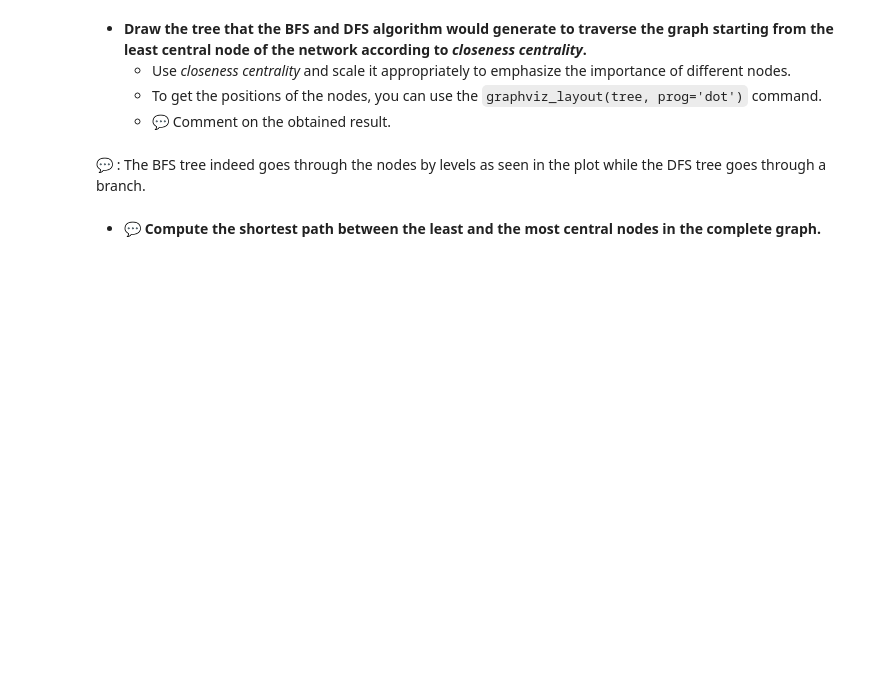
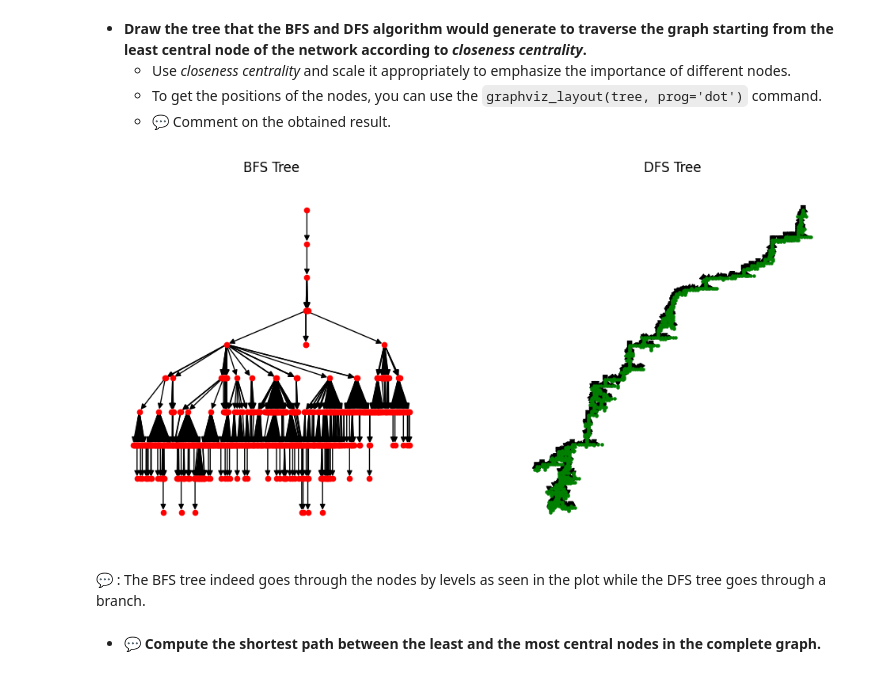
Before and after one commit to mustaphouni04/AGX_Exercises, a Jupyter notebook: Seminar1_AGX/[AGX]_Seminar_1_2023_2024_Eric_Musta.ipynb, the cells around one changed output. Drawn from its saved outputs; the diff is of its cells as text; code cells hidden in the pictures; blank space fills up the shorter version.

```diff
--- a/Seminar1_AGX/[AGX]_Seminar_1_2023_2024_Eric_Musta.ipynb
+++ b/Seminar1_AGX/[AGX]_Seminar_1_2023_2024_Eric_Musta.ipynb
@@ -281,22 +308,24 @@ g_subgraph = centrality_subgraph(g_book, closeness_centrality, name='closeness_c
 # %%
 least_central_node = min(closeness_centrality, key=closeness_centrality.get)
 
 bfs_tree = nx.bfs_tree(g_book, least_central_node)
 
 dfs_tree = nx.dfs_tree(g_book, least_central_node)
 
 plt.figure(figsize=(12, 6))
 plt.subplot(121)
 plt.title('BFS Tree')
 bfs_pos = graphviz_layout(bfs_tree, prog='dot')
-nx.draw(bfs_tree, pos=bfs_pos, with_labels=False, node_size=250, node_color='red')
+nx.draw(bfs_tree, pos=bfs_pos, with_labels=False, node_size=20, node_color='red')
 
 plt.subplot(122)
 plt.title('DFS Tree')
 dfs_pos = graphviz_layout(dfs_tree, prog='dot')
-nx.draw(dfs_tree, pos=dfs_pos, with_labels=False, node_size=250, node_color='green')
+nx.draw(dfs_tree, pos=dfs_pos, with_labels=False, node_size=5, node_color='green')
 
 plt.show()
+# %% [output]
+[figure, added]
 # %% [markdown]
 💬 : The BFS tree indeed goes through the nodes by levels as seen in the plot while the DFS tree goes through a branch.
 # %% [markdown]
```
Also changed, not shown: parts of 18 cells of this notebook.
